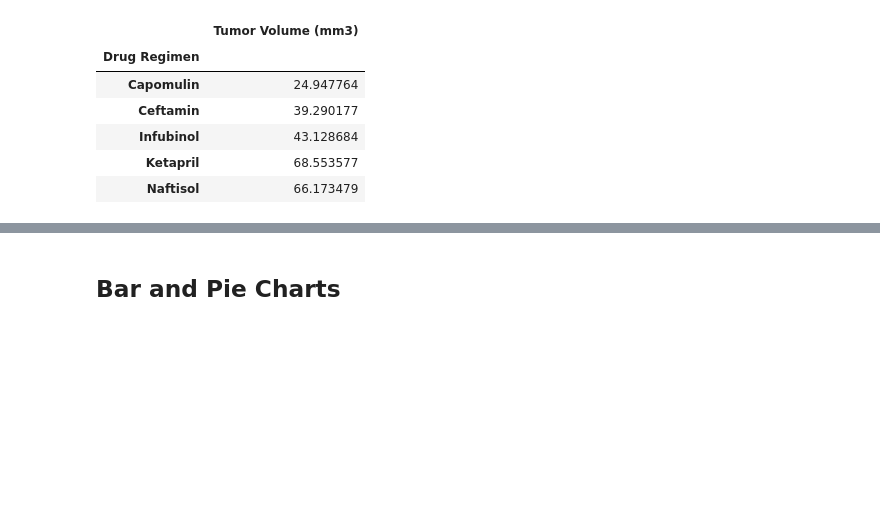
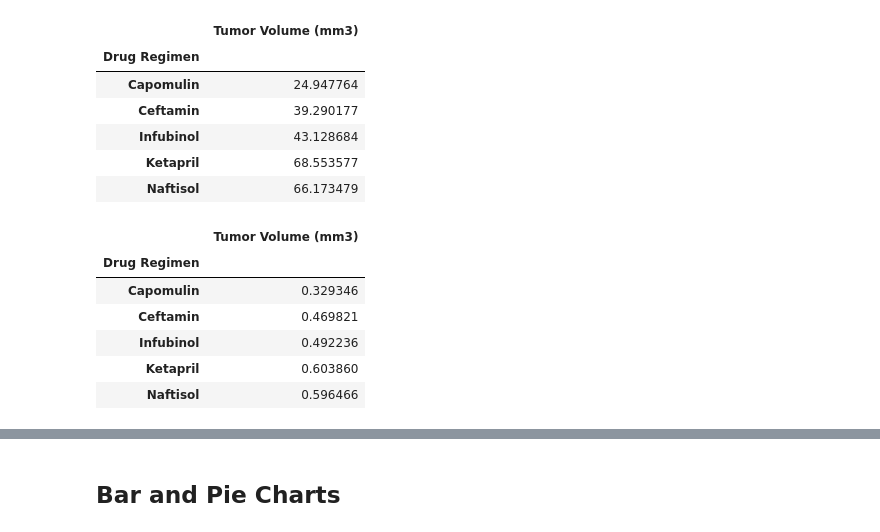
Before and after one commit to eddie0rNot/pymaceuticals-challenge, a Jupyter notebook: pymaceuticals_starter.ipynb, the cells around one changed output, grey strips where cells are left out. Cells and saved outputs as stored; diff of their text form; code cells hidden in the pictures; blank space fills up the shorter version.

```diff
--- a/pymaceuticals_starter.ipynb
+++ b/pymaceuticals_starter.ipynb
@@ -204,6 +204,18 @@ mouse_study_drug_tumorvar.head()
 | Infubinol | 43.128684 |
 | Ketapril | 68.553577 |
 | Naftisol | 66.173479 |
+# %%
+mouse_study_group_sem1 = mouse_study.groupby("Drug Regimen").sem()
+mouse_study_group_sem = mouse_study_group_sem1.drop(columns=['Age_months','Sex','Mouse ID','Timepoint','Weight (g)','Metastatic Sites'])
+mouse_study_group_sem.head()
+# %% [output]
+|  | Tumor Volume (mm3) |
+| Drug Regimen |  |
+| Capomulin | 0.329346 |
+| Ceftamin | 0.469821 |
+| Infubinol | 0.492236 |
+| Ketapril | 0.603860 |
+| Naftisol | 0.596466 |
 # %%
 tumor_vol_results = mouse_study_drug_summary.join(mouse_study_drug_tumorvar,on="Drug Regimen")
 tumor_vol_results.head()
```
Also changed, not shown: parts of 3 cells of this notebook.
